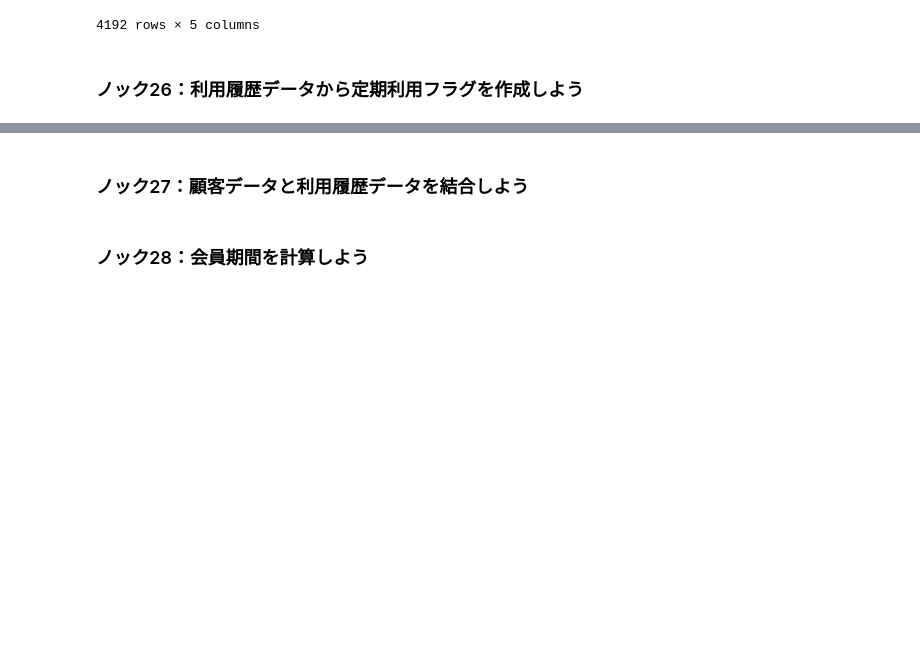
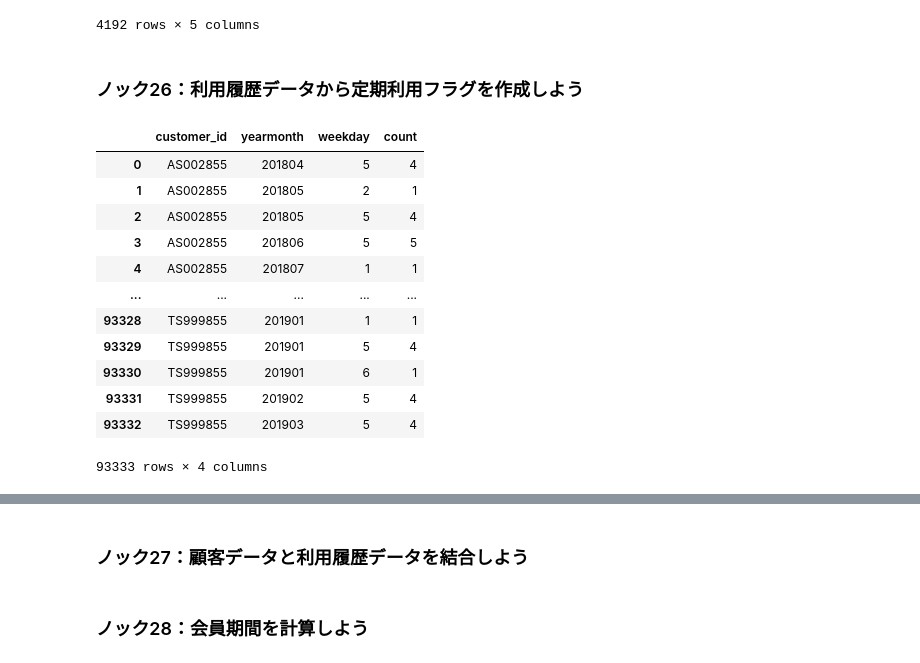
Before and after one commit to Rindrics/anlz100, a Jupyter notebook: chap3/chap3.ipynb, the cells around one changed output, grey strips where cells are left out. Cells and saved outputs as stored; diff of their text form; code cells hidden in the pictures; blank space fills up the shorter version.

Commit message:
Summarize uselog by weekday

```diff
--- a/chap3/chap3.ipynb
+++ b/chap3/chap3.ipynb
@@ -219,3 +219,22 @@ uselog_customer
 4192 rows × 5 columns
 # %% [markdown]
 ### ノック26：利用履歴データから定期利用フラグを作成しよう
+# %%
+uselog['weekday'] = uselog['usedate'].dt.weekday
+uselog_weekday = uselog.groupby(['customer_id', 'yearmonth', 'weekday'], as_index=False).count()[['customer_id', 'yearmonth', 'weekday', 'log_id']]
+uselog_weekday.rename(columns={'log_id':'count'}, inplace=True)
+uselog_weekday
+# %% [output]
+|  | customer_id | yearmonth | weekday | count |
+| 0 | AS002855 | 201804 | 5 | 4 |
+| 1 | AS002855 | 201805 | 2 | 1 |
+| 2 | AS002855 | 201805 | 5 | 4 |
+| 3 | AS002855 | 201806 | 5 | 5 |
+| 4 | AS002855 | 201807 | 1 | 1 |
+| ... | ... | ... | ... | ... |
+| 93328 | TS999855 | 201901 | 1 | 1 |
+| 93329 | TS999855 | 201901 | 5 | 4 |
+| 93330 | TS999855 | 201901 | 6 | 1 |
+| 93331 | TS999855 | 201902 | 5 | 4 |
+| 93332 | TS999855 | 201903 | 5 | 4 |
+93333 rows × 4 columns
```
Also changed, not shown: parts of 1 cell of this notebook.
